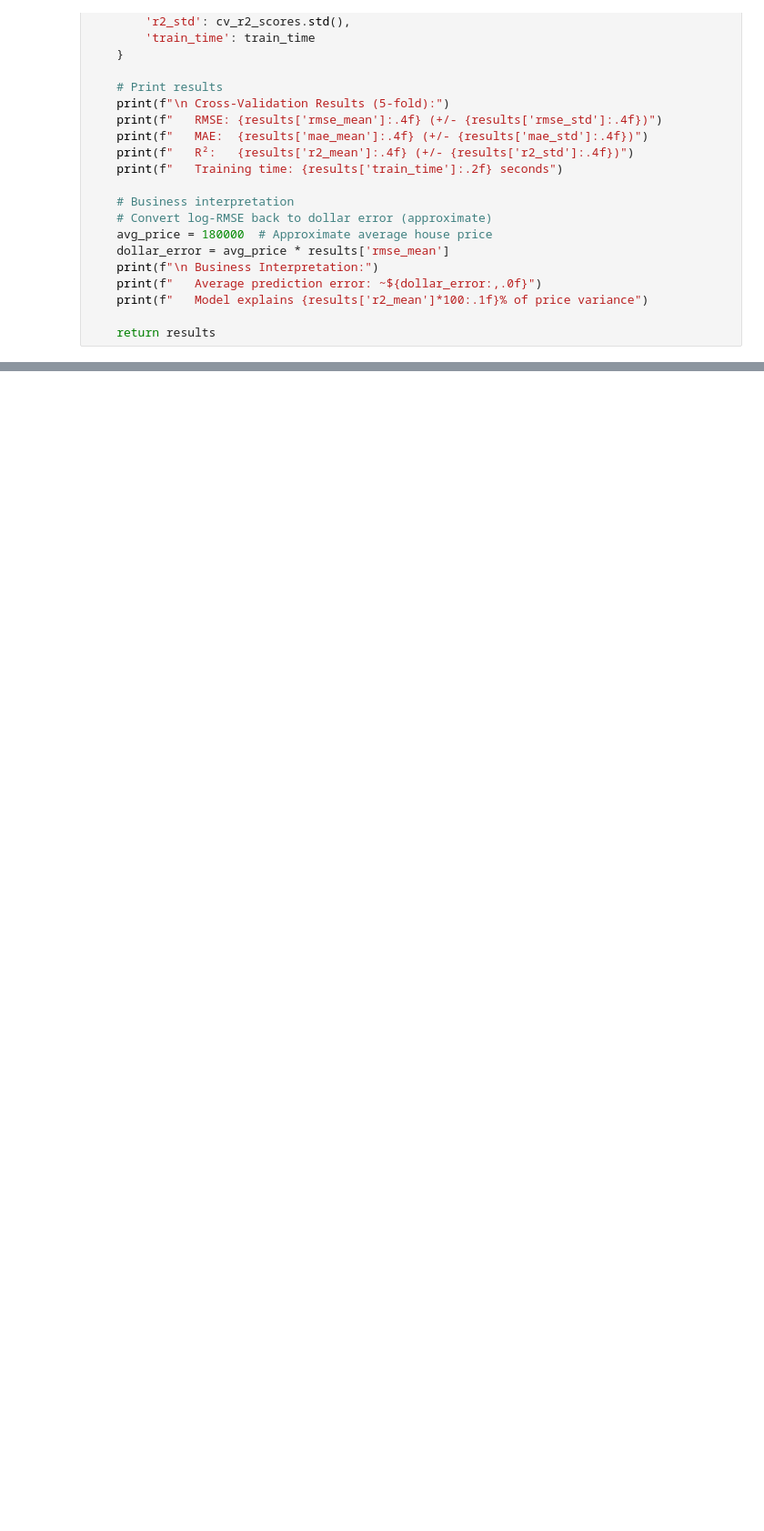
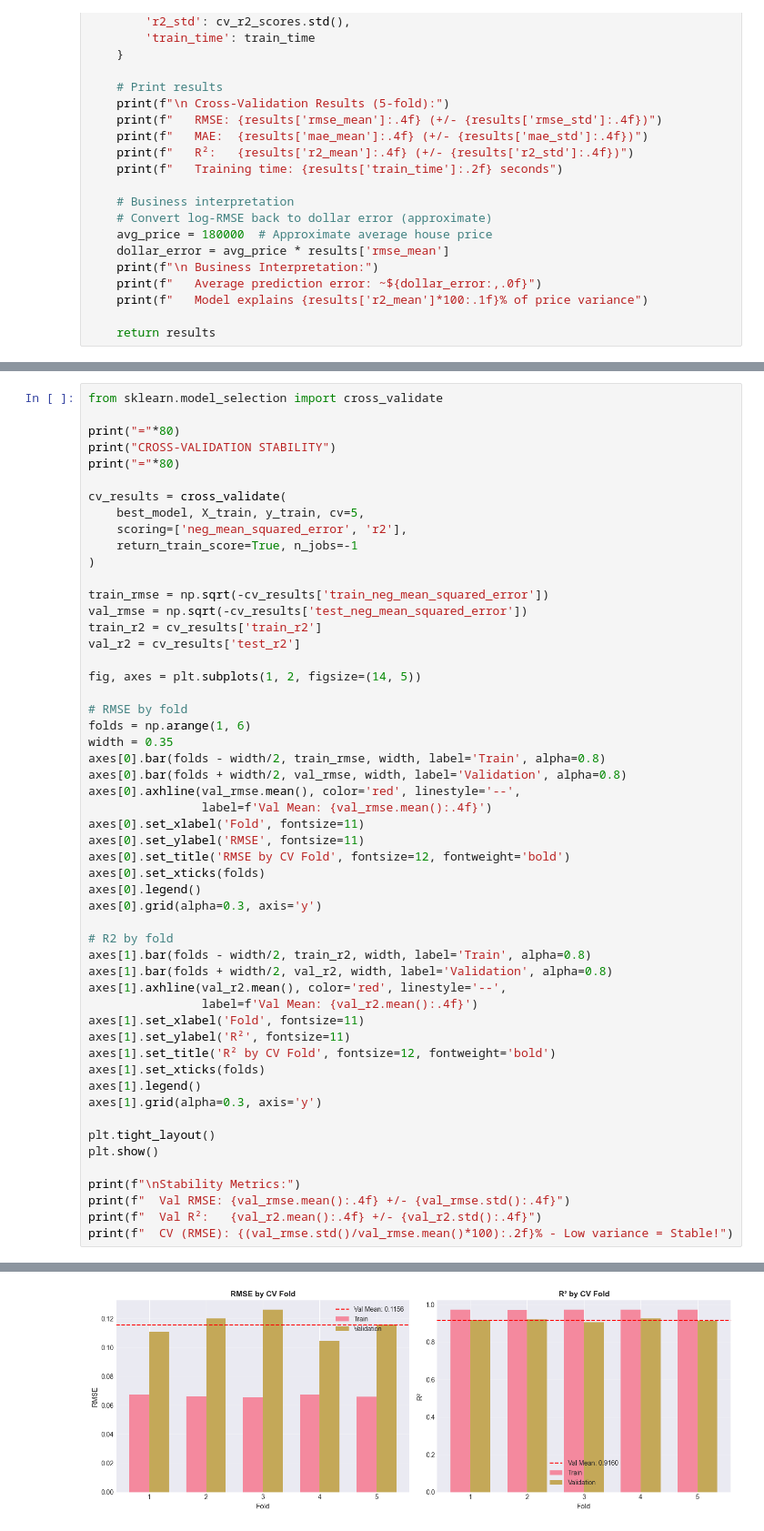
Before and after one commit to yorhagengyue/MLDP-Project, a Jupyter notebook: Geng_Yue__Program_Codes_Submission.ipynb, the cells around one changed output, grey strips where cells are left out. Shown at 91% size. Drawn from its saved outputs; the diff is of its cells as text; blank space fills up the shorter version.

```diff
--- a/Geng_Yue__Program_Codes_Submission.ipynb
+++ b/Geng_Yue__Program_Codes_Submission.ipynb
@@ -1596,0 +2094,54 @@ Evaluate the tuned model and analyze feature importance.
+# %%
+from sklearn.model_selection import cross_validate
+
+print("="*80)
+print("CROSS-VALIDATION STABILITY")
+print("="*80)
+
+cv_results = cross_validate(
+    best_model, X_train, y_train, cv=5,
+    scoring=['neg_mean_squared_error', 'r2'],
+    return_train_score=True, n_jobs=-1
+)
+
+train_rmse = np.sqrt(-cv_results['train_neg_mean_squared_error'])
+val_rmse = np.sqrt(-cv_results['test_neg_mean_squared_error'])
+train_r2 = cv_results['train_r2']
+val_r2 = cv_results['test_r2']
+
+fig, axes = plt.subplots(1, 2, figsize=(14, 5))
+
+# RMSE by fold
+folds = np.arange(1, 6)
+width = 0.35
+axes[0].bar(folds - width/2, train_rmse, width, label='Train', alpha=0.8)
+axes[0].bar(folds + width/2, val_rmse, width, label='Validation', alpha=0.8)
+axes[0].axhline(val_rmse.mean(), color='red', linestyle='--',
+                label=f'Val Mean: {val_rmse.mean():.4f}')
+axes[0].set_xlabel('Fold', fontsize=11)
+axes[0].set_ylabel('RMSE', fontsize=11)
+axes[0].set_title('RMSE by CV Fold', fontsize=12, fontweight='bold')
+axes[0].set_xticks(folds)
+axes[0].legend()
+axes[0].grid(alpha=0.3, axis='y')
+
+# R2 by fold
+axes[1].bar(folds - width/2, train_r2, width, label='Train', alpha=0.8)
+axes[1].bar(folds + width/2, val_r2, width, label='Validation', alpha=0.8)
+axes[1].axhline(val_r2.mean(), color='red', linestyle='--',
+                label=f'Val Mean: {val_r2.mean():.4f}')
+axes[1].set_xlabel('Fold', fontsize=11)
+axes[1].set_ylabel('R²', fontsize=11)
+axes[1].set_title('R² by CV Fold', fontsize=12, fontweight='bold')
+axes[1].set_xticks(folds)
+axes[1].legend()
+axes[1].grid(alpha=0.3, axis='y')
+
+plt.tight_layout()
+plt.show()
+
+print(f"\nStability Metrics:")
+print(f"  Val RMSE: {val_rmse.mean():.4f} +/- {val_rmse.std():.4f}")
+print(f"  Val R²:   {val_r2.mean():.4f} +/- {val_r2.std():.4f}")
+print(f"  CV (RMSE): {(val_rmse.std()/val_rmse.mean()*100):.2f}% - Low variance = Stable!")
+# %% [output]
@@ -1596,0 +2151 @@ Evaluate the tuned model and analyze feature importance.
+[figure, added]
```
Also changed, not shown: parts of 80 cells of this notebook, 11 other files.
